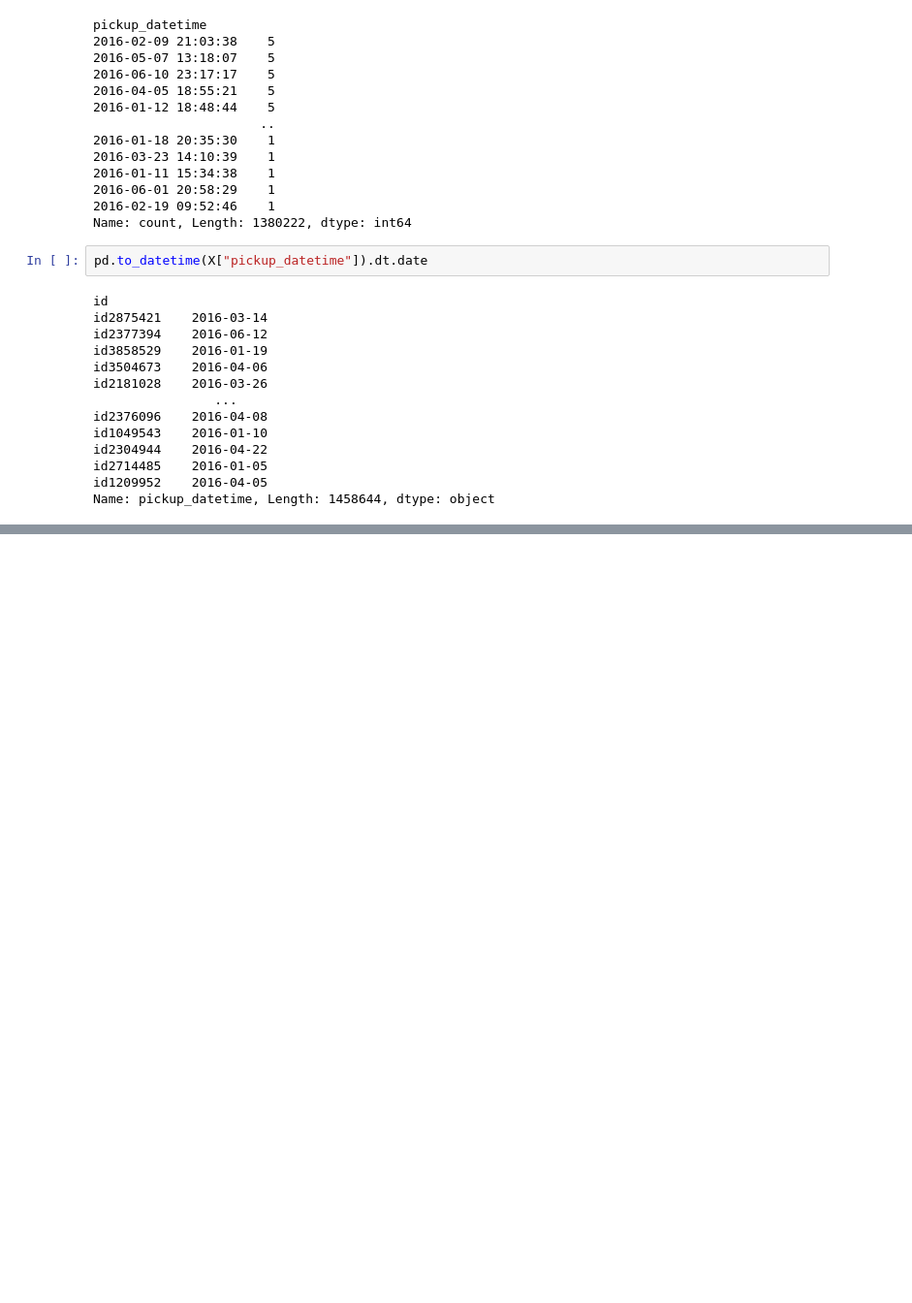
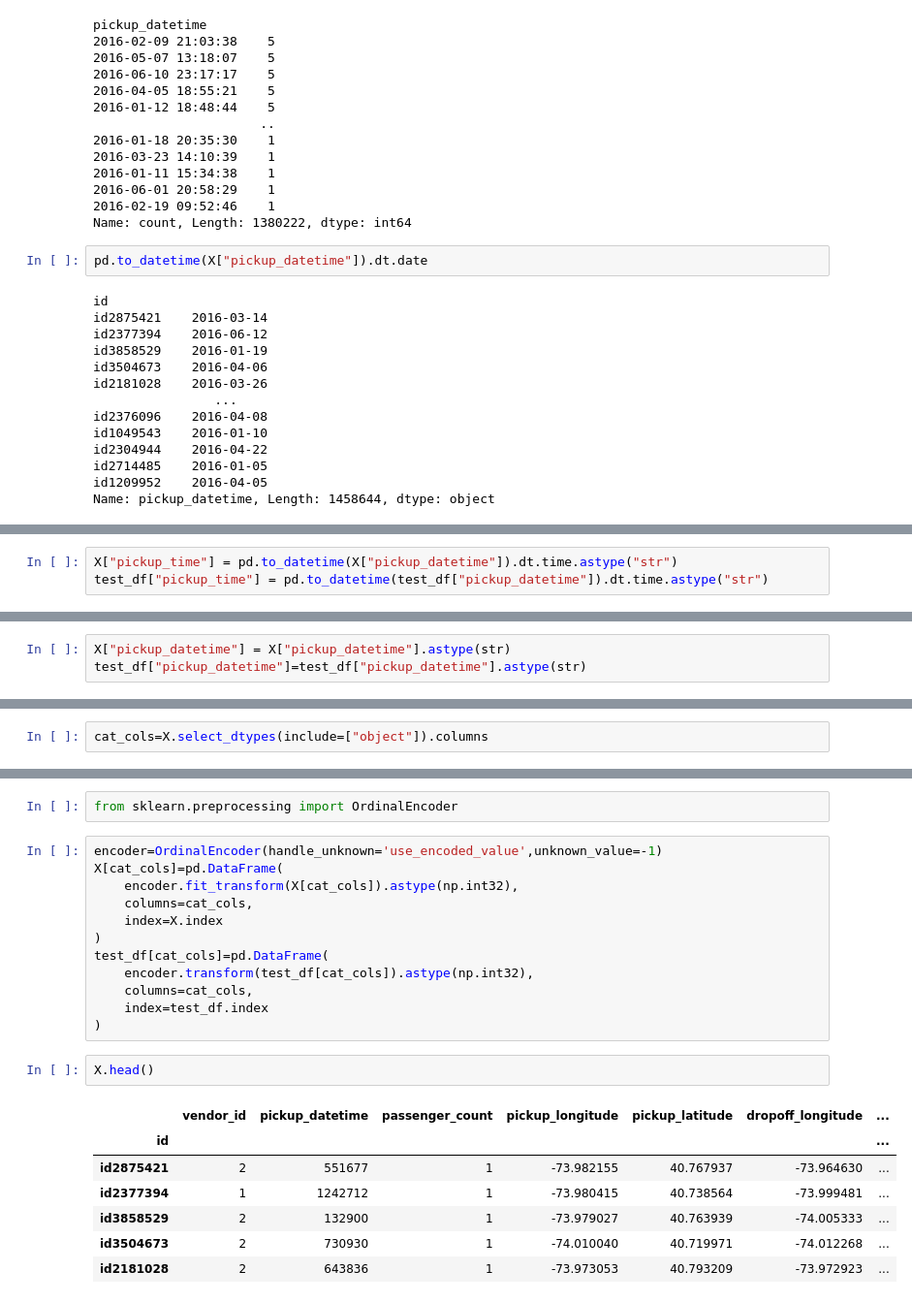
Before and after one commit to ameenamk/ml_practice, a Jupyter notebook: eda_2.ipynb, the cells around one changed output, grey strips where cells are left out. Shown at 97% size. Cells and saved outputs as stored; diff of their text form; blank space fills up the shorter version.

```diff
--- a/eda_2.ipynb
+++ b/eda_2.ipynb
@@ -287,0 +311,3 @@ Name: pickup_datetime, Length: 1458644, dtype: object
+# %%
+X["pickup_time"] = pd.to_datetime(X["pickup_datetime"]).dt.time.astype("str")
+test_df["pickup_time"] = pd.to_datetime(test_df["pickup_datetime"]).dt.time.astype("str")
@@ -287,0 +324,3 @@ Name: pickup_datetime, Length: 1458644, dtype: object
+# %%
+X["pickup_datetime"] = X["pickup_datetime"].astype(str)
+test_df["pickup_datetime"]=test_df["pickup_datetime"].astype(str)
@@ -287,0 +351,2 @@ Name: pickup_datetime, Length: 1458644, dtype: object
+# %%
+cat_cols=X.select_dtypes(include=["object"]).columns
@@ -287,0 +367,24 @@ Name: pickup_datetime, Length: 1458644, dtype: object
+# %%
+from sklearn.preprocessing import OrdinalEncoder
+# %%
+encoder=OrdinalEncoder(handle_unknown='use_encoded_value',unknown_value=-1)
+X[cat_cols]=pd.DataFrame(
+    encoder.fit_transform(X[cat_cols]).astype(np.int32),
+    columns=cat_cols,
+    index=X.index
+)
+test_df[cat_cols]=pd.DataFrame(
+    encoder.transform(test_df[cat_cols]).astype(np.int32),
+    columns=cat_cols,
+    index=test_df.index
+)
+# %%
+X.head()
+# %% [output]
+|  | vendor_id | pickup_datetime | passenger_count | pickup_longitude | pickup_latitude | dropoff_longitude | ... |
+| id |  |  |  |  |  |  | ... |
+| id2875421 | 2 | 551677 | 1 | -73.982155 | 40.767937 | -73.964630 | ... |
+| id2377394 | 1 | 1242712 | 1 | -73.980415 | 40.738564 | -73.999481 | ... |
+| id3858529 | 2 | 132900 | 1 | -73.979027 | 40.763939 | -74.005333 | ... |
+| id3504673 | 2 | 730930 | 1 | -74.010040 | 40.719971 | -74.012268 | ... |
+| id2181028 | 2 | 643836 | 1 | -73.973053 | 40.793209 | -73.972923 | ... |
```
Also changed, not shown: parts of 25 cells of this notebook.
